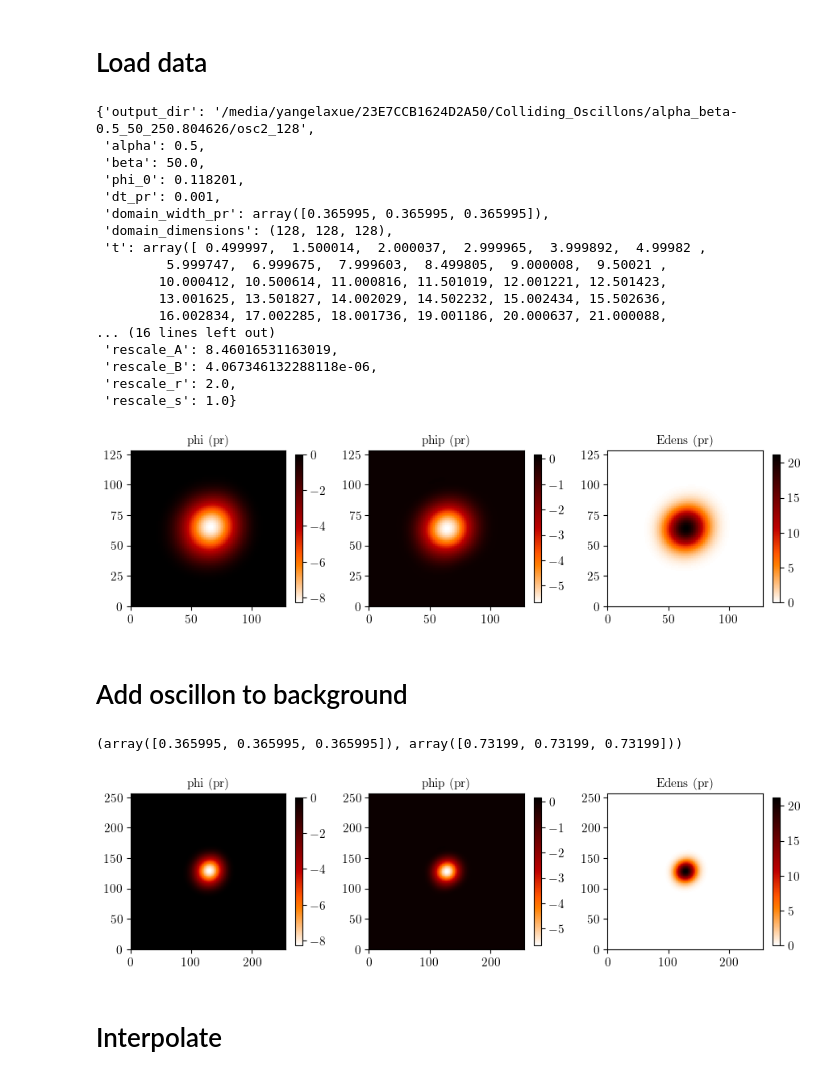
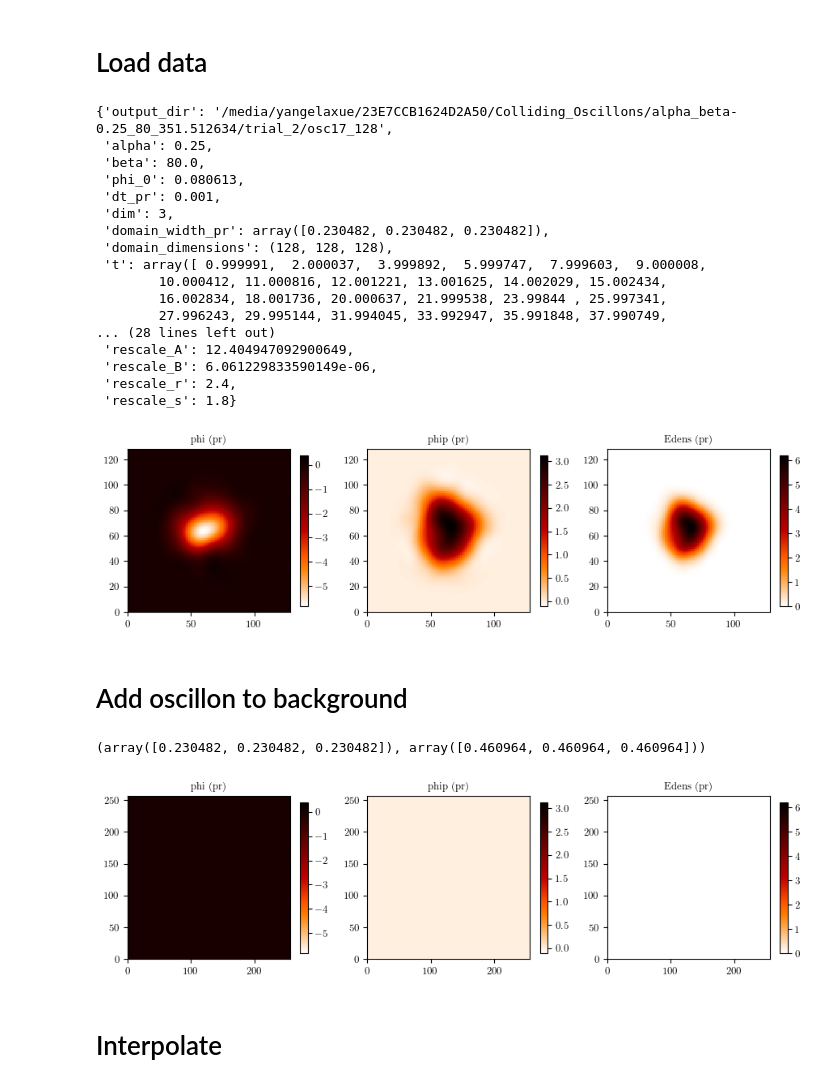
Before and after one commit to yangelaxue/Colliding-Oscillons, a Jupyter notebook: Boost Oscillon.ipynb, the cells around one changed output. Cells and saved outputs as stored; diff of their text form; code cells hidden in the pictures.

```diff
--- a/Boost Oscillon.ipynb
+++ b/Boost Oscillon.ipynb
@@ -20,28 +20,28 @@ from mpl_toolkits.axes_grid1 import make_axes_locatable
 # %% [markdown]
 # Load data
 # %%
-output_dir = "/media/yangelaxue/23E7CCB1624D2A50/Colliding_Oscillons/alpha_beta-0.5_50_250.804626/osc2_128"
-output_pardir = "/media/yangelaxue/23E7CCB1624D2A50/Colliding_Oscillons/alpha_beta-0.5_50"
+output_dir = "/media/yangelaxue/23E7CCB1624D2A50/Colliding_Oscillons/alpha_beta-0.25_80_351.512634/trial_2/osc17_128"
+output_pardir = "/media/yangelaxue/23E7CCB1624D2A50/Colliding_Oscillons/alpha_beta-0.25_80"
 data = LATTICEEASY(output_dir)
 data.__dict__
 # %% [output]
-{'output_dir': '/media/yangelaxue/23E7CCB1624D2A50/Colliding_Oscillons/alpha_beta-0.5_50_250.804626/osc2_128',
- 'alpha': 0.5,
- 'beta': 50.0,
- 'phi_0': 0.118201,
+{'output_dir': '/media/yangelaxue/23E7CCB1624D2A50/Colliding_Oscillons/alpha_beta-0.25_80_351.512634/trial_2/osc17_128',
+ 'alpha': 0.25,
+ 'beta': 80.0,
+ 'phi_0': 0.080613,
  'dt_pr': 0.001,
- 'domain_width_pr': array([0.365995, 0.365995, 0.365995]),
+ 'dim': 3,
+ 'domain_width_pr': array([0.230482, 0.230482, 0.230482]),
  'domain_dimensions': (128, 128, 128),
- 't': array([ 0.499997,  1.500014,  2.000037,  2.999965,  3.999892,  4.99982 ,
-         5.999747,  6.999675,  7.999603,  8.499805,  9.000008,  9.50021 ,
-        10.000412, 10.500614, 11.000816, 11.501019, 12.001221, 12.501423,
-        13.001625, 13.501827, 14.002029, 14.502232, 15.002434, 15.502636,
-        16.002834, 17.002285, 18.001736, 19.001186, 20.000637, 21.000088,
-... (16 lines left out)
- 'rescale_A': 8.46016531163019,
- 'rescale_B': 4.067346132288118e-06,
- 'rescale_r': 2.0,
- 'rescale_s': 1.0}
+ 't': array([ 0.999991,  2.000037,  3.999892,  5.999747,  7.999603,  9.000008,
+        10.000412, 11.000816, 12.001221, 13.001625, 14.002029, 15.002434,
+        16.002834, 18.001736, 20.000637, 21.999538, 23.99844 , 25.997341,
+        27.996243, 29.995144, 31.994045, 33.992947, 35.991848, 37.990749,
+... (28 lines left out)
+ 'rescale_A': 12.404947092900649,
+ 'rescale_B': 6.061229833590149e-06,
+ 'rescale_r': 2.4,
+ 'rescale_s': 1.8}
 # %%
 timeslice = 0
 
@@ -54,7 +54,7 @@ a, ap = data.a[timeslice], data.ap[timeslice]
 # %%
 n_points = np.product(data.domain_dimensions)
 
-grid_file = "osc2.img"
+grid_file = "osc17.img"
 with open(os.path.join(output_dir,grid_file),'rb') as grid:
 
     grid_content = grid.read()
@@ -98,19 +98,37 @@ fig.colorbar(mesh,shrink=.5)
 
 plt.show()
 # %% [output]
-[figure, old version]
+[figure, new version]
 # %% [markdown]
 # Add oscillon to background
+# %%
+def add_field_to_bg(bg, *vals):
+
+    shape = vals[0].shape
+    for val in vals:
+        assert val.shape==shape, "All fields must be of the same shape"
+
+    shape_bg = bg.shape
+
+    centre = [shp_bg//2 for shp_bg in shape_bg]
+    idxes = tuple([slice(centre[i]-shape[i]//2,centre[i]+shape[i]//2) for i in range(len(shape))])
+
+    vals_bg = []
+    for val in vals:
+        val_bg = bg.copy()
+        val_bg[idxes] = val
+        vals_bg.append(val_bg)
+
+    return vals_bg
 # %%
-pad = 128
-shape_bg = tuple(dim_x+pad for dim_x in data.domain_dimensions)
+pad = 64
+shape_bg = tuple(dim_x+2*pad for dim_x in data.domain_dimensions)
 
 if pad==0:
     phi_bg, phip_bg, Edens_bg = phi, phip, Edens
     print("skip background")
 else:
-    phi_bg, phip_bg = add_field_to_background(np.zeros(shape_bg), phi, phip)
-    phi_bg, phip_bg, = smooth_edge(64, 0.2, 4, phi_bg, phip_bg)
+    phi_bg, phip_bg = add_field_to_bg(np.zeros(shape_bg), phi, phip)
     Edens_bg = get_Edens_pr(
         phi_bg, phip_bg, a, ap, data.alpha, data.beta, data.phi_0, dxdydz_pr=data.domain_width_pr/data.domain_dimensions
     )
@@ -118,36 +136,36 @@ else:
 domain_width_pr = data.domain_width_pr*shape_bg/data.domain_dimensions
 data.domain_width_pr, domain_width_pr
 # %% [output]
-(array([0.365995, 0.365995, 0.365995]), array([0.73199, 0.73199, 0.73199]))
+(array([0.230482, 0.230482, 0.230482]), array([0.460964, 0.460964, 0.460964]))
 # %%
-cross = shape_bg[0]//2
+cross = 64
 
 fig, axes = plt.subplots(1,3,figsize=(9,4),tight_layout=True)
 
 for ax in axes:
     ax.set_aspect('equal')
 
 mesh = axes[0].pcolormesh(phi_bg[:,cross],
               vmin=phi.min(), vmax=phi.max(),
               )
 axes[0].set_title("phi (pr)")
 fig.colorbar(mesh,shrink=.5)
 
 mesh = axes[1].pcolormesh(phip_bg[:,cross],
               vmin=phip.min(), vmax=phip.max(),
               )
 axes[1].set_title("phip (pr)")
 fig.colorbar(mesh,shrink=.5)
 
 mesh = axes[2].pcolormesh(Edens_bg[:,cross],
               vmin=Edens.min(), vmax=Edens.max(),
               )
 axes[2].set_title("Edens (pr)")
 fig.colorbar(mesh,shrink=.5)
 
 plt.show()
 # %% [output]
-[figure, old version]
+[figure, new version]
 # %% [markdown]
 # Interpolate
 # %%
```
Also changed, not shown: parts of 15 cells of this notebook, 23 other files.
